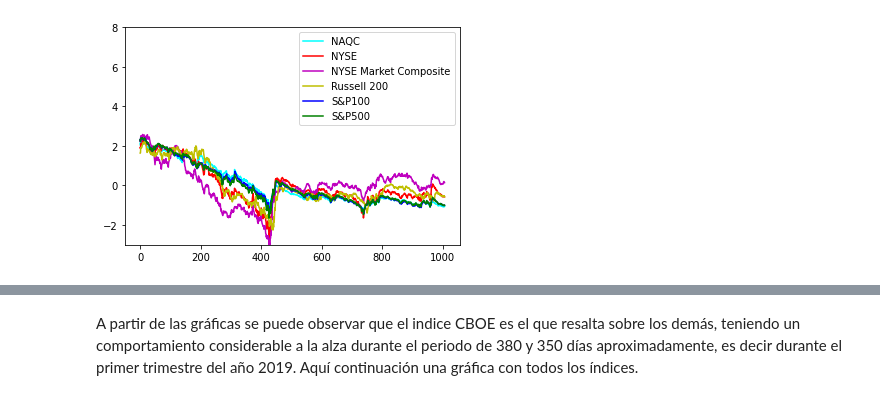
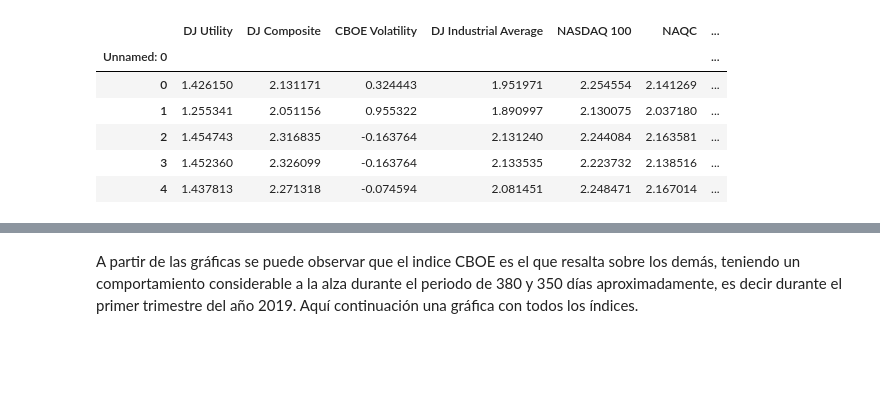
Before and after one commit to kennyldc/proyecto_final_opt21_eq8, a Jupyter notebook: solucion.ipynb, the cells around one changed output, grey strips where cells are left out. Saved outputs shown, nothing was run; the diff lists cells and outputs as text; code cells hidden in the pictures; blank space fills up the shorter version.

```diff
--- a/solucion.ipynb
+++ b/solucion.ipynb
@@ -47,12 +12,11 @@ plt.show()
-# %%
-plt.plot(valor_NAQC, color = "cyan", label="NAQC")
-plt.plot(valor_NYSE, color = "r", label="NYSE")
-plt.plot(valor_NYSEMC, color = "m",label="NYSE Market Composite")
-plt.plot(valor_RUS, color = "y",label="Russell 200")
-plt.plot(valor_SP100, color = "b",label="S&P100")
-plt.plot(valor_SP500, color = "g",label="S&P500")
-plt.ylim([-3, 8])
-plt.legend()
-plt.show()
-# %% [output]
-[figure, removed]
+# %%
+indices_norm=normalizar(indices)
+indices_norm.head()
+# %% [output]
+|  | DJ Utility | DJ Composite | CBOE Volatility | DJ Industrial Average | NASDAQ 100 | NAQC | ... |
+| Unnamed: 0 |  |  |  |  |  |  | ... |
+| 0 | 1.426150 | 2.131171 | 0.324443 | 1.951971 | 2.254554 | 2.141269 | ... |
+| 1 | 1.255341 | 2.051156 | 0.955322 | 1.890997 | 2.130075 | 2.037180 | ... |
+| 2 | 1.454743 | 2.316835 | -0.163764 | 2.131240 | 2.244084 | 2.163581 | ... |
+| 3 | 1.452360 | 2.326099 | -0.163764 | 2.133535 | 2.223732 | 2.138516 | ... |
+| 4 | 1.437813 | 2.271318 | -0.074594 | 2.081451 | 2.248471 | 2.167014 | ... |
```
Also changed, not shown: parts of 19 cells of this notebook.
